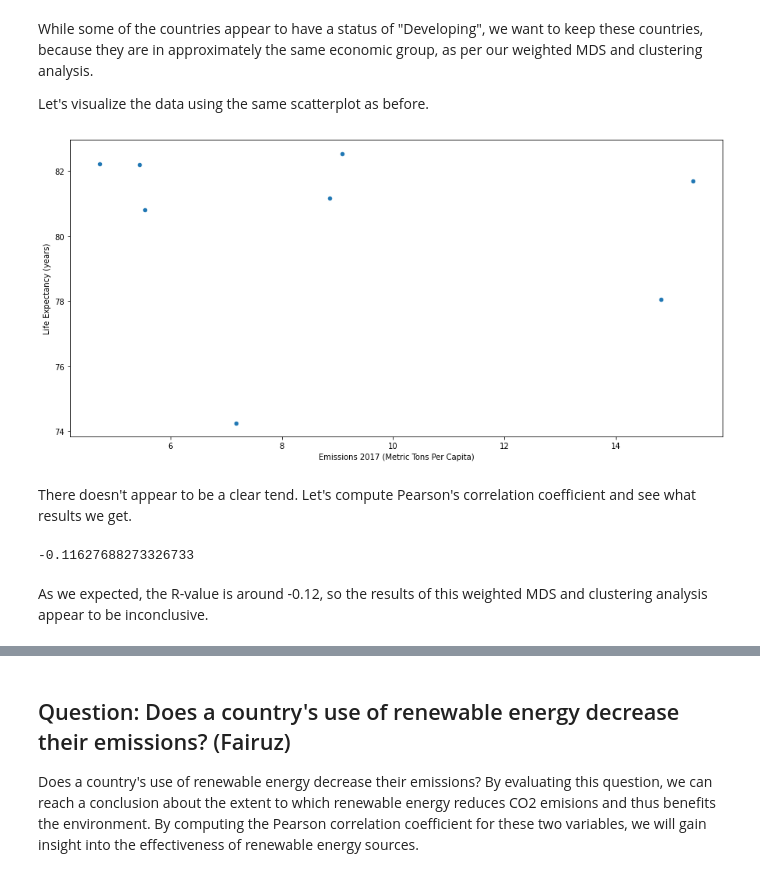
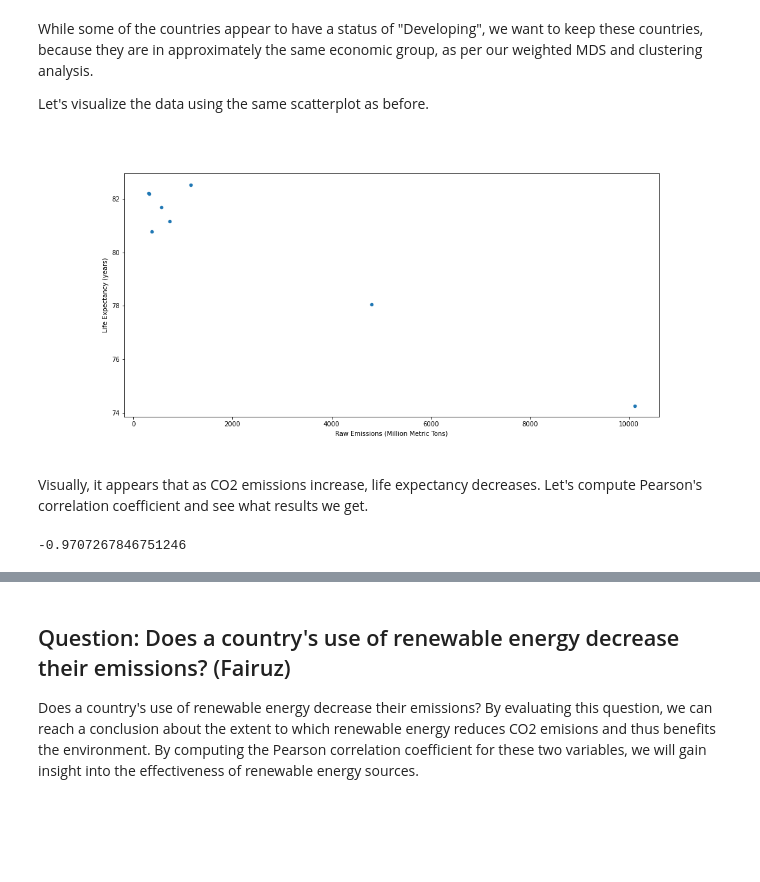
Before and after one commit to melotic/cs3654-project, a Jupyter notebook: Project3.ipynb, the cells around one changed output, grey strips where cells are left out. Saved outputs shown, nothing was run; the diff lists cells and outputs as text; code cells hidden in the pictures; blank space fills up the shorter version.

Commit message:
Further revised the analysis

```diff
--- a/Project3.ipynb
+++ b/Project3.ipynb
@@ -1102,10 +1225,8 @@ First, let's filter and sort the data to find the most developed countries based
 # %%
-countryStats.sort_values('GDP: Gross domestic product (million current US$)', ascending=False)
 developedCountries = pd.DataFrame()
 developedCountries['country'] = countryStats['country']
 developedCountries['GDP: Gross domestic product (million current US$)'] = countryStats['GDP: Gross domestic product (million current US$)']
-developedCountries['Emissions 2017 (Metric Tons Per Capita)'] = countryStats['Emissions 2017 (Metric Tons Per Capita)']
-# developedCountries = developedCountries[developedCountries['GDP: Gross domestic product (million current US$)']>=25000]
+developedCountries['Raw Emissions (Million Metric Tons)'] = countryStats['Raw Emissions (Million Metric Tons)']
 developedCountries['country'] = [i.upper() for i in developedCountries.country]
-developedCountries
+developedCountries.head()
 # %% [output]
@@ -1353,15 +1439,13 @@ While some of the countries appear to have a status of "Developing", we want to
 
 Let's visualize the data using the same scatterplot as before.
 # %%
-axLEClustered = clustered.plot.scatter(x='Emissions 2017 (Metric Tons Per Capita)', y='Life_expectancy_', figsize=(15, 7))
-axLEClustered = axLEClustered.set(xlabel='Emissions 2017 (Metric Tons Per Capita)', ylabel='Life Expectancy (years)')
+axLEClustered = clustered.plot.scatter(x='Raw Emissions (Million Metric Tons)', y='Life_expectancy_', figsize=(15, 7))
+axLEClustered = axLEClustered.set(xlabel='Raw Emissions (Million Metric Tons)', ylabel='Life Expectancy (years)')
 # %% [output]
-[figure, old version]
+[figure, new version]
 # %% [markdown]
-There doesn't appear to be a clear tend. Let's compute Pearson's correlation coefficient and see what results we get.
+Visually, it appears that as CO2 emissions increase, life expectancy decreases. Let's compute Pearson's correlation coefficient and see what results we get.
 # %%
-clustered['Emissions 2017 (Metric Tons Per Capita)'].corr(clustered['Life_expectancy_'])
+clustered['Raw Emissions (Million Metric Tons)'].corr(clustered['Life_expectancy_'])
 # %% [output]
--0.11627688273326733
+-0.9707267846751246
-# %% [markdown]
-As we expected, the R-value is around -0.12, so the results of this weighted MDS and clustering analysis appear to be inconclusive.
```
Also changed, not shown: parts of 95 cells of this notebook.
